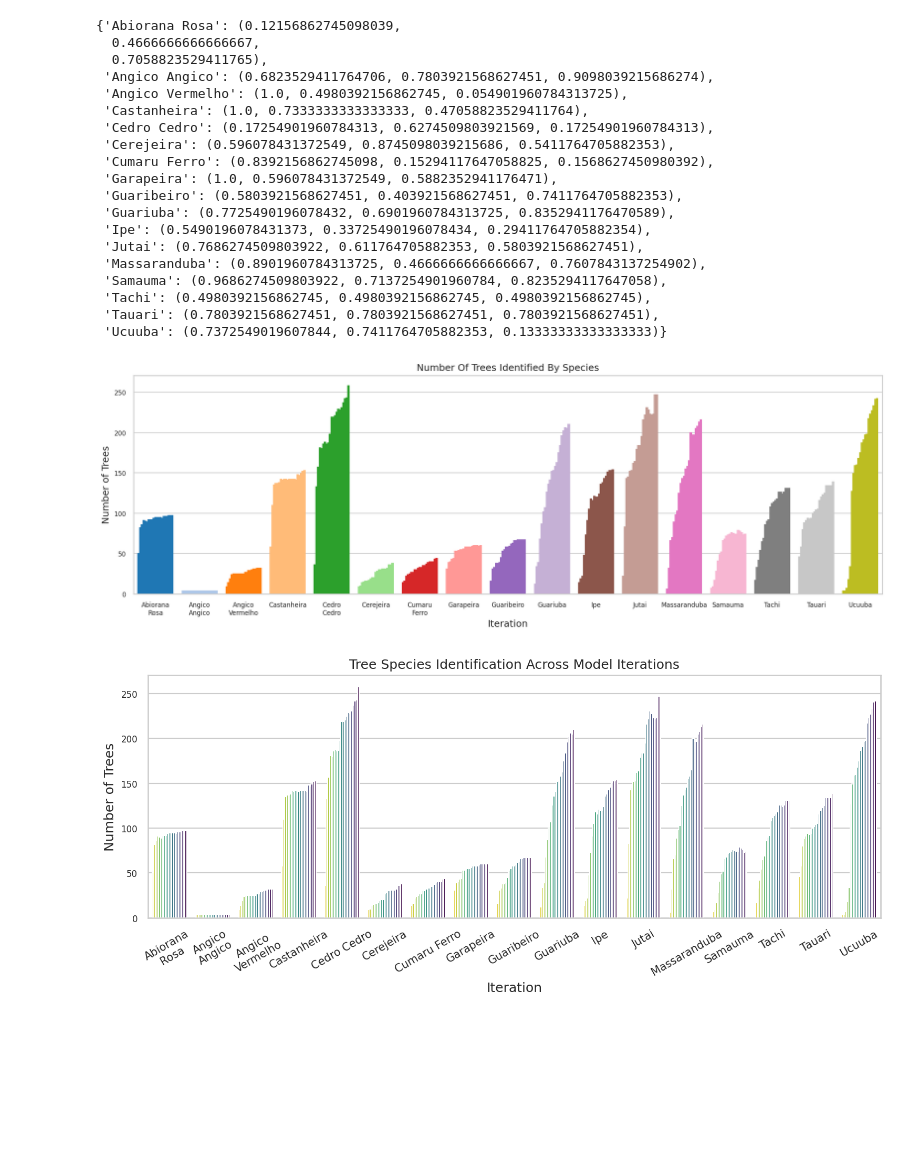
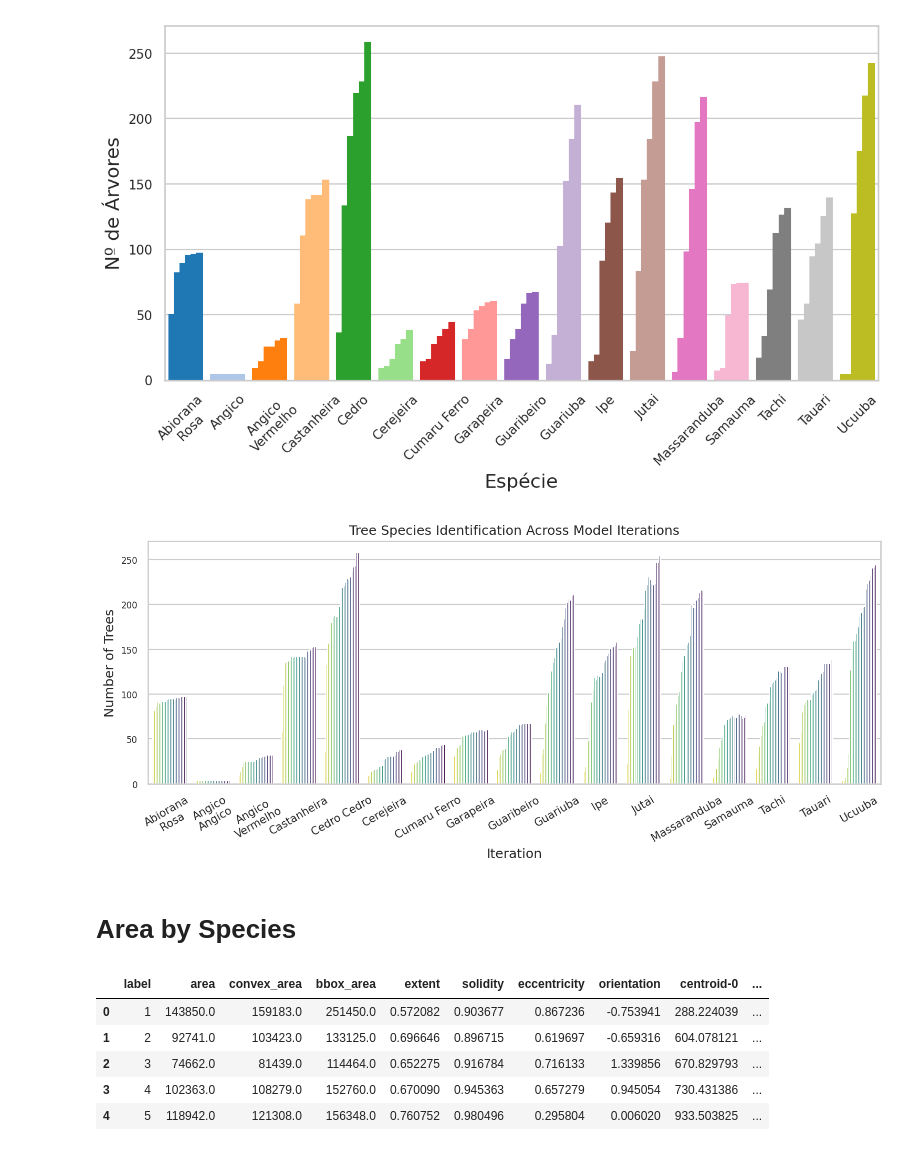
Before and after one commit to Green-AI-Lab-GAIA/multi-task-fcn, a Jupyter notebook: exploration_notebooks/grafico_barras_agrupado.ipynb, the cells around one changed output. Cells and saved outputs as stored; diff of their text form; code cells hidden in the pictures; blank space fills up the shorter version.

```diff
--- a/exploration_notebooks/grafico_barras_agrupado.ipynb
+++ b/exploration_notebooks/grafico_barras_agrupado.ipynb
@@ -125,3 +134,6 @@ def get_iter_stats(iter_folder, labels_file="all_labels_set.tif"):
     return components_stats
 # %%
 id_tree = pd.read_csv(join(INPUT_PATH,"id_trees.csv"), index_col="label_num")["tree_name"].sort_values()
+id_tree.replace("Angico Angico", "Angico", inplace=True)
+id_tree.replace("Cedro Cedro", "Cedro", inplace=True)
+id_tree
@@ -274,65 +341,53 @@ array(['Abiorana Rosa', 'Angico Angico', 'Angico Vermelho', 'Castanheira',
-# %%
-dict_colors["tree_name"]
-# %% [output]
-{'Abiorana Rosa': (0.12156862745098039,
-  0.4666666666666667,
-  0.7058823529411765),
- 'Angico Angico': (0.6823529411764706, 0.7803921568627451, 0.9098039215686274),
- 'Angico Vermelho': (1.0, 0.4980392156862745, 0.054901960784313725),
- 'Castanheira': (1.0, 0.7333333333333333, 0.47058823529411764),
- 'Cedro Cedro': (0.17254901960784313, 0.6274509803921569, 0.17254901960784313),
- 'Cerejeira': (0.596078431372549, 0.8745098039215686, 0.5411764705882353),
- 'Cumaru Ferro': (0.8392156862745098, 0.15294117647058825, 0.1568627450980392),
- 'Garapeira': (1.0, 0.596078431372549, 0.5882352941176471),
- 'Guaribeiro': (0.5803921568627451, 0.403921568627451, 0.7411764705882353),
- 'Guariuba': (0.7725490196078432, 0.6901960784313725, 0.8352941176470589),
- 'Ipe': (0.5490196078431373, 0.33725490196078434, 0.29411764705882354),
- 'Jutai': (0.7686274509803922, 0.611764705882353, 0.5803921568627451),
- 'Massaranduba': (0.8901960784313725, 0.4666666666666667, 0.7607843137254902),
- 'Samauma': (0.9686274509803922, 0.7137254901960784, 0.8235294117647058),
- 'Tachi': (0.4980392156862745, 0.4980392156862745, 0.4980392156862745),
- 'Tauari': (0.7803921568627451, 0.7803921568627451, 0.7803921568627451),
- 'Ucuuba': (0.7372549019607844, 0.7411764705882353, 0.13333333333333333)}
 # %%
 import matplotlib.pyplot as plt
 import seaborn as sns
 
 # Set figure size and DPI
 fig = plt.gcf()
-fig.set_size_inches(17, 5)
+fig.set_size_inches(10, 5)
 fig.set_dpi(150)
 
 # Create grouped bar plot
 ax = sns.barplot(
-    data=count_tree_type_by_iter,
+    data=count_tree_type_by_iter[count_tree_type_by_iter["iter_num"].isin([0, 1, 5, 10, 15, 20])],
     x="tree_name",  # Group by iteration
     y="n_trees",   # Number of trees as the bar height
     hue="iter_num",  # Different bars for each tree species
 )
 
 # Add title and axis labels
-ax.set_title("Number of Trees Identified By Species".title())
-ax.set_ylabel("Number of Trees")
-ax.set_xlabel("Iteration")
+# ax.set_title("Number of Trees Identified By Species".title())
+ax.set_title("")
+ax.set_ylabel("Nº de Árvores", fontsize=15)
+ax.set_xlabel("Espécie", fontsize=15)
+
+# set ytickslabels size
+ax.set_yticklabels([f"{int(label.get_text()):,}" for label in ax.get_yticklabels()], fontdict={"fontsize":10})
 
 # break x labels too great
-ax.set_xticklabels([textwrap.fill(label.get_text(), 10, break_long_words=False) for label in ax.get_xticklabels()])
+# ax.set_xticklabels([textwrap.fill(label.get_text(), 10, break_long_words=False) for label in ax.get_xticklabels()])
+ax.set_xticklabels([textwrap.fill(label.get_text(), 12, break_long_words=True, break_on_hyphens=True, fix_sentence_endings=True) for label in ax.get_xticklabels()], fontdict={"fontsize":10}, rotation=45)
+
+
 # for each group of bars, set a color for tree_name
 for i, bar in enumerate(ax.patches):
     tree_name_id = i % count_tree_type_by_iter["tree_name"].nunique()
     color = dict_colors["tree_name"][count_tree_type_by_iter["tree_name"].unique()[tree_name_id]]
     bar.set_color(color)
 
 # Move legend outside of the plot
 set_legend_outside_plot(ax)
 
 # remove legend
 ax.get_legend().remove()
 
+# save as pdf
+plt.savefig("figures/n_trees_by_type_by_iter.pdf", bbox_inches='tight')
+
 # Display the plot
 plt.show()
 # %% [output]
-[figure, old version]
+[figure, new version]
 # %%
 import matplotlib.pyplot as plt
 import seaborn as sns
@@ -369,4 +424,6 @@ ax.get_legend().remove()
 # Display the plot
 plt.show()
 # %% [output]
-[figure, old version]
+[figure, new version]
+# %% [markdown]
+# Area by Species
@@ -372,0 +437,9 @@ plt.show()
+# %%
+all_labels_stats.head(5)
+# %% [output]
+|  | label | area | convex_area | bbox_area | extent | solidity | eccentricity | orientation | centroid-0 | ... |
+| 0 | 1 | 143850.0 | 159183.0 | 251450.0 | 0.572082 | 0.903677 | 0.867236 | -0.753941 | 288.224039 | ... |
+| 1 | 2 | 92741.0 | 103423.0 | 133125.0 | 0.696646 | 0.896715 | 0.619697 | -0.659316 | 604.078121 | ... |
+| 2 | 3 | 74662.0 | 81439.0 | 114464.0 | 0.652275 | 0.916784 | 0.716133 | 1.339856 | 670.829793 | ... |
+| 3 | 4 | 102363.0 | 108279.0 | 152760.0 | 0.670090 | 0.945363 | 0.657279 | 0.945054 | 730.431386 | ... |
+| 4 | 5 | 118942.0 | 121308.0 | 156348.0 | 0.760752 | 0.980496 | 0.295804 | 0.006020 | 933.503825 | ... |
```
Also changed, not shown: parts of 12 cells of this notebook, 28 other files.
